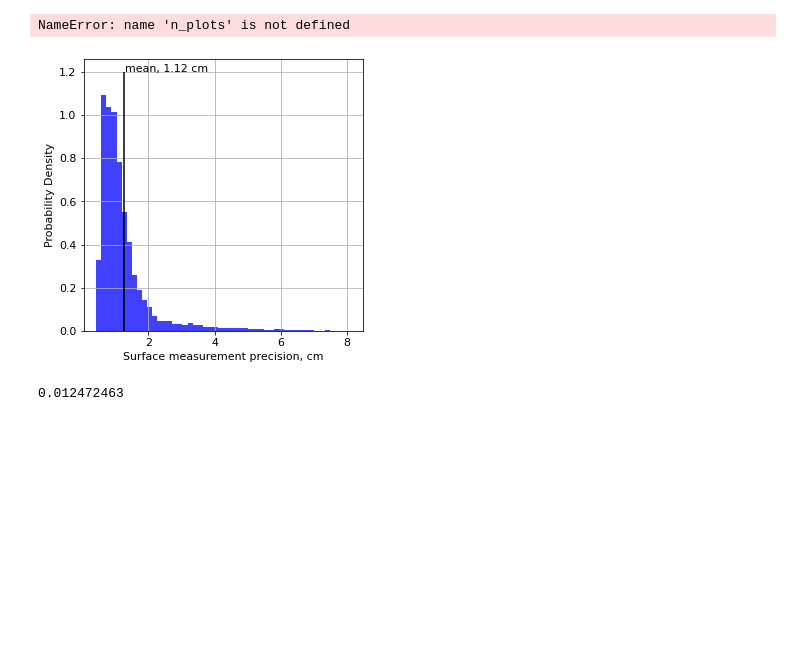
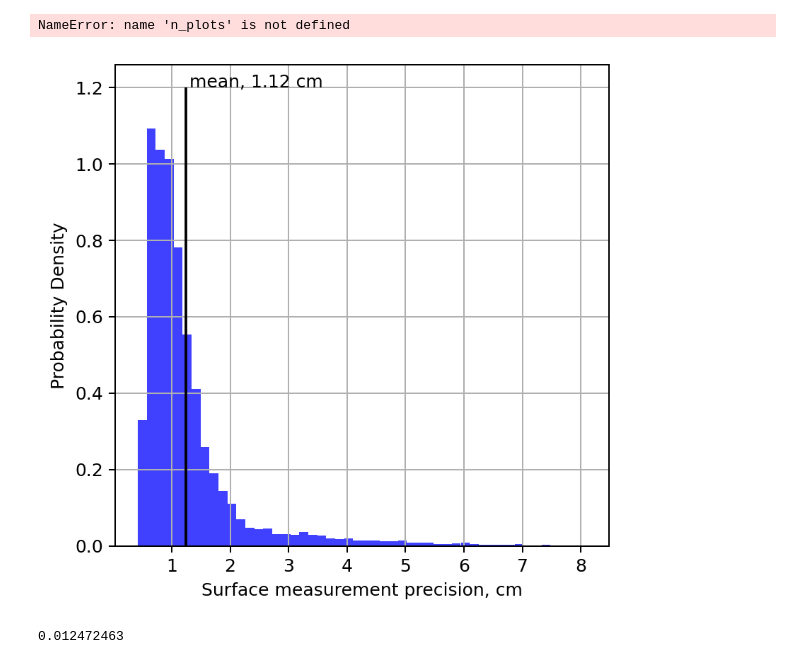
Before and after one commit to arrran/PhD_data_chapter, a Jupyter notebook: Jupyter/PLOTS/data_paper/13_icesat2.ipynb, the cells around one changed output. Drawn from its saved outputs; the diff is of its cells as text; code cells hidden in the pictures; blank space fills up the shorter version.

```diff
--- a/Jupyter/PLOTS/data_paper/13_icesat2.ipynb
+++ b/Jupyter/PLOTS/data_paper/13_icesat2.ipynb
@@ -436,20 +388,20 @@ NameError: name 'n_plots' is not defined
 # %%
 # bins_s = np.arange(-3,2,0.2)
 
 j=0
-plt.figure(figsize=(5,5))
+plt.figure(figsize=(5,5),dpi=180)
 n, bins, patches = plt.hist(ds.gda.h_corr_sigma*100,50, density=True,  facecolor='blue', alpha=0.75,label='7 hours')
 plt.vlines(ds.gda.h_corr_sigma.mean()*100,0,1.20,color='black')
 plt.text(1.3,1.2,f'mean, 1.12 cm')
 # ax[j].vlines(np.mean(-afs[0].meltRate),0,3,color='black',label='Mean')
 # ax[j].legend()
 # ax[j].set_xlim([-2,4])
 # ax[j].grid()
 plt.ylabel('Probability Density')
 plt.xlabel('Surface measurement precision, cm')
 plt.grid()
 # %% [output]
-[figure, old version]
+[figure, new version]
 # %%
 ds.gda.h_corr_sigma.mean()
 # %% [output]
```
Also changed, not shown: parts of 13 cells of this notebook, 7 other files.
